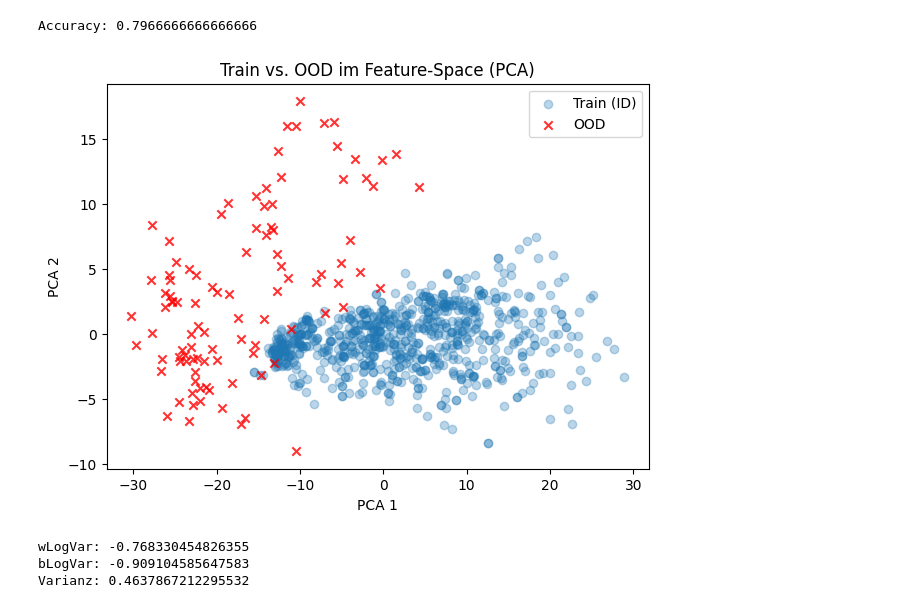
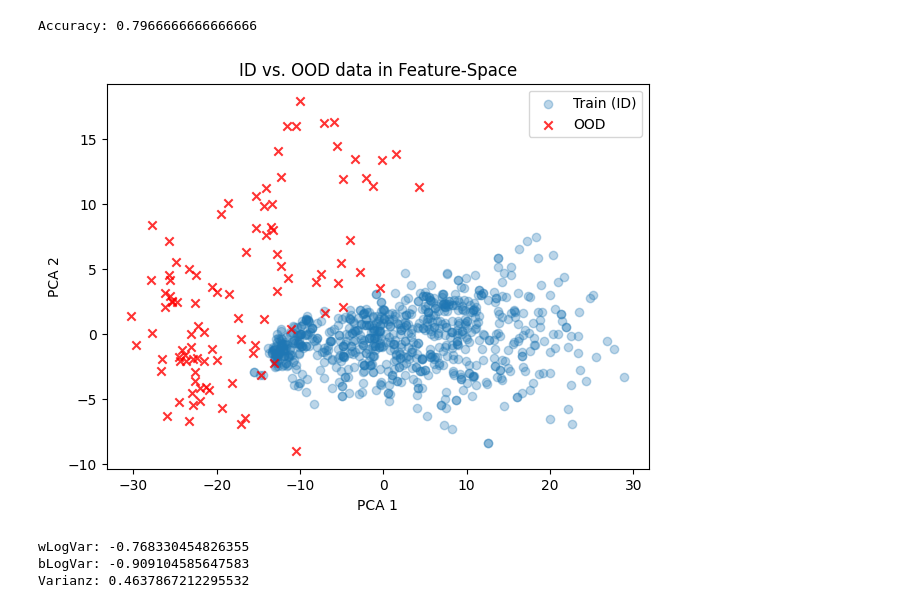
Before and after one commit to Kingmopser/ProbabilisticML, a Jupyter notebook: src/RealData.ipynb, the cells around one changed output. Drawn from its saved outputs; the diff is of its cells as text; code cells hidden in the pictures.

```diff
--- a/src/RealData.ipynb
+++ b/src/RealData.ipynb
@@ -160,36 +130,35 @@ for p in baseMod.parameters():
 # Feature-Extraktion für *alle* Trainingssamples (Batchweise, falls Speicher knapp)
 set_seed()
 def get_features_tensor(base, X, device='mps', batchsize=32):
     feats = []
     base.eval()
     with torch.no_grad():
         for i in range(0, len(X), batchsize):
             xb = torch.tensor(X[i:i+batchsize], dtype=torch.float32, device=device)
             feats.append(base(xb).cpu().numpy())
     return np.vstack(feats)
 
 # 1. Feature-Repräsentation für Training
 feats_train = get_features_tensor(base, X_train, device=device)
 
 # 2. Feature-Repräsentation für OOD
 feats_ood = get_features_tensor(base, X_ood, device=device)
 
 # 3. Gemeinsames Embedding via PCA
 pca = PCA(n_components=2)
 Z = pca.fit_transform(np.vstack([feats_train, feats_ood]))
 
 # 4. Plot
 plt.figure(figsize=(7,5))
 plt.scatter(Z[:len(feats_train), 0], Z[:len(feats_train), 1], label='Train (ID)', alpha=0.3)
 plt.scatter(Z[len(feats_train):, 0], Z[len(feats_train):, 1], label='OOD', alpha=0.8, color='red', marker='x')
 plt.legend()
-plt.title("Train vs. OOD im Feature-Space (PCA)")
+plt.title("ID vs. OOD data in Feature-Space")
 plt.xlabel("PCA 1")
 plt.ylabel("PCA 2")
-plt.savefig("../results/OODGen.png")
 plt.show()
 # %% [output]
-[figure, old version]
+[figure, new version]
 # %%
 #Hyperparameter grid manually defined grid because of domain knowledge
 #set_seed()
```
Also changed, not shown: parts of 7 cells of this notebook, 2 other files.
